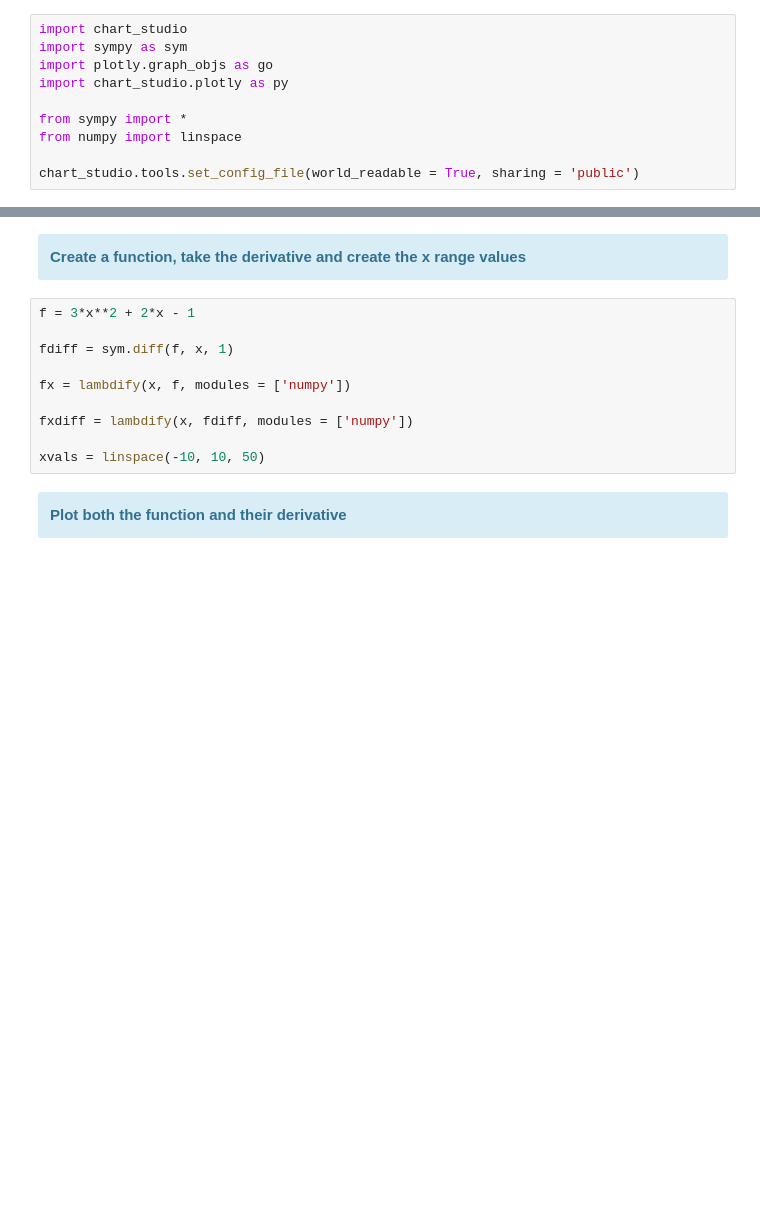
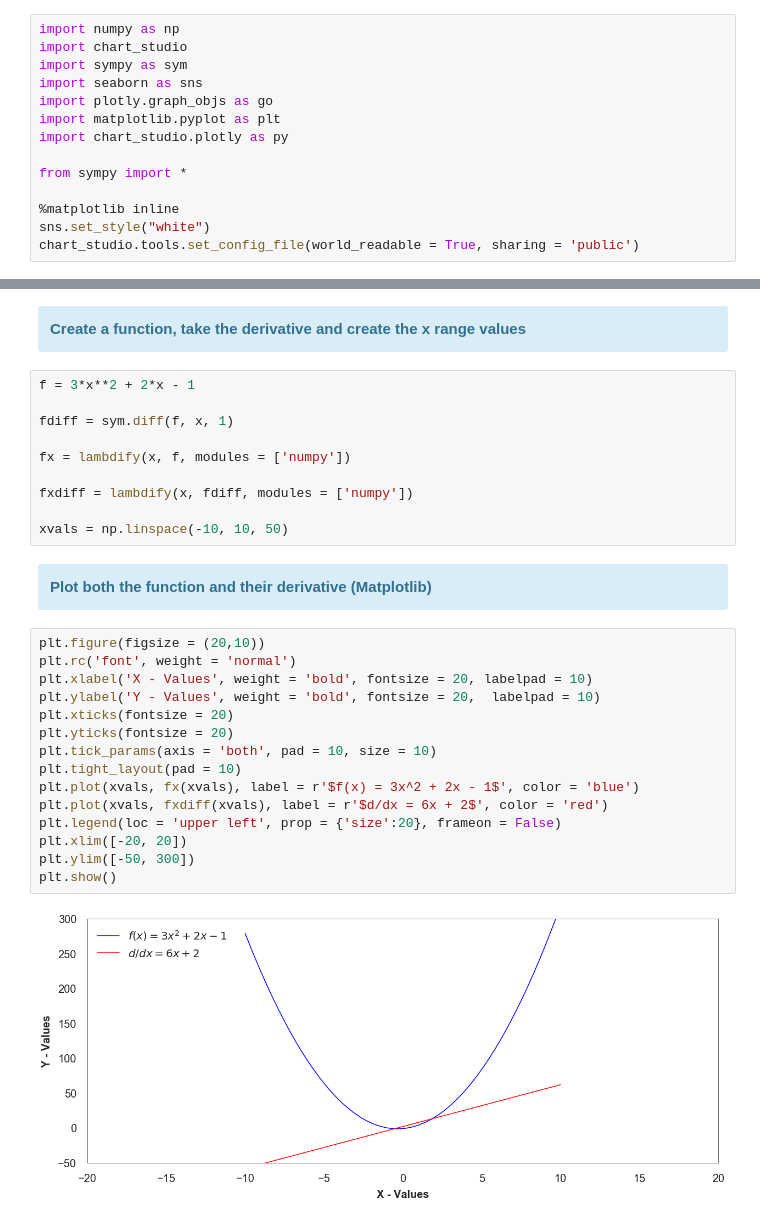
Before and after one commit to Empanator/Computational_Mathematics, a Jupyter notebook: Plotting differentiation.ipynb, the cells around one changed output, grey strips where cells are left out. Drawn from its saved outputs; the diff is of its cells as text; blank space fills up the shorter version.

```diff
--- a/Plotting differentiation.ipynb
+++ b/Plotting differentiation.ipynb
@@ -19,14 +19,18 @@
 <b>Import libraries</b>
 </div>
 # %%
+import numpy as np
 import chart_studio
 import sympy as sym
+import seaborn as sns
 import plotly.graph_objs as go
+import matplotlib.pyplot as plt
 import chart_studio.plotly as py
 
 from sympy import *
-from numpy import linspace
 
+%matplotlib inline
+sns.set_style("white")
 chart_studio.tools.set_config_file(world_readable = True, sharing = 'public')
 # %% [markdown]
 <div class="alert alert-block alert-info">
@@ -47,8 +51,25 @@ fx = lambdify(x, f, modules = ['numpy'])
 
 fxdiff = lambdify(x, fdiff, modules = ['numpy'])
 
-xvals = linspace(-10, 10, 50)
+xvals = np.linspace(-10, 10, 50)
 # %% [markdown]
 <div class="alert alert-block alert-info">
-<b>Plot both the function and their derivative</b>
+<b>Plot both the function and their derivative (Matplotlib)</b>
 </div>
+# %%
+plt.figure(figsize = (20,10))
+plt.rc('font', weight = 'normal')
+plt.xlabel('X - Values', weight = 'bold', fontsize = 20, labelpad = 10)
+plt.ylabel('Y - Values', weight = 'bold', fontsize = 20,  labelpad = 10)
+plt.xticks(fontsize = 20)
+plt.yticks(fontsize = 20)
+plt.tick_params(axis = 'both', pad = 10, size = 10)
+plt.tight_layout(pad = 10)
+plt.plot(xvals, fx(xvals), label = r'$f(x) = 3x^2 + 2x - 1$', color = 'blue')
+plt.plot(xvals, fxdiff(xvals), label = r'$d/dx = 6x + 2$', color = 'red')
+plt.legend(loc = 'upper left', prop = {'size':20}, frameon = False)
+plt.xlim([-20, 20])
+plt.ylim([-50, 300])
+plt.show()
+# %% [output]
+[figure, added]
```
Also changed, not shown: parts of 2 cells of this notebook, 1 other file.
